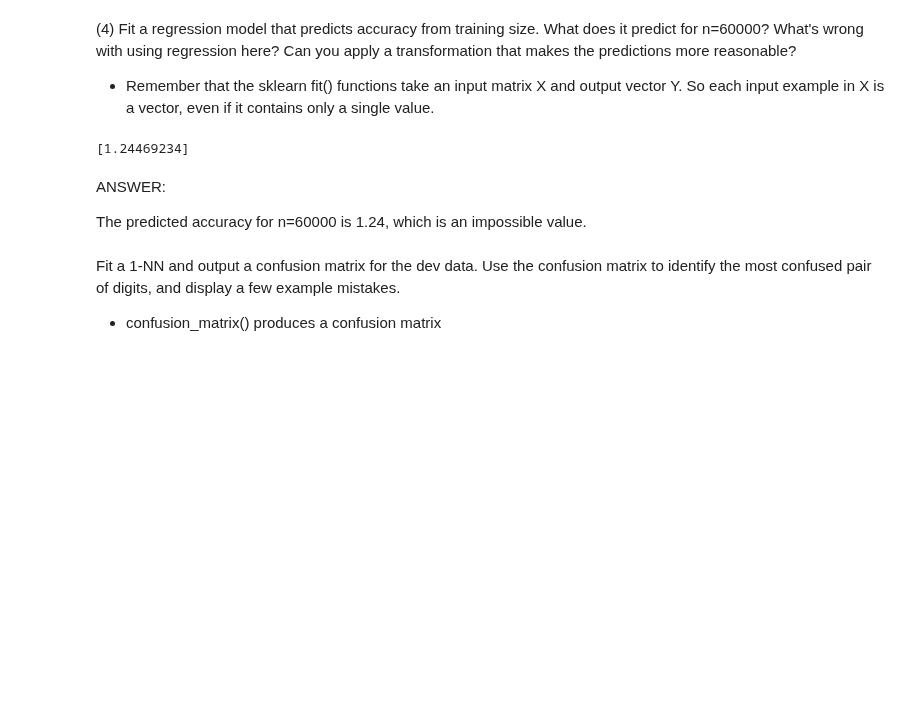
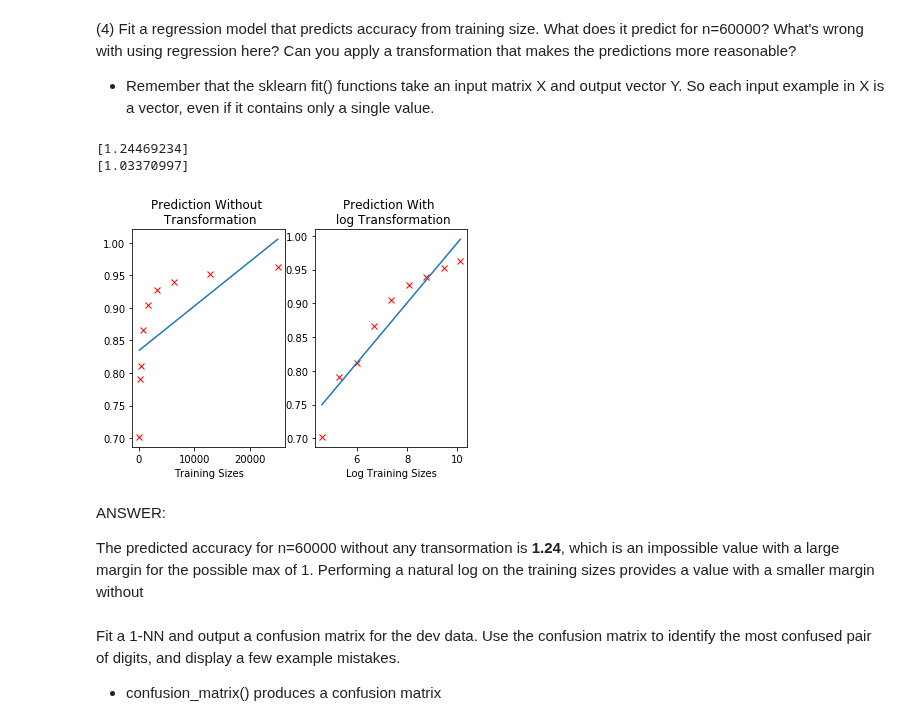
Before and after one commit to kevinhanna/W207_Projects, a Jupyter notebook: Kevin_Hanna_p1.ipynb, the cells around one changed output. Drawn from its saved outputs; the diff is of its cells as text; code cells hidden in the pictures; blank space fills up the shorter version.

```diff
--- a/Kevin_Hanna_p1.ipynb
+++ b/Kevin_Hanna_p1.ipynb
@@ -218,26 +219,49 @@ For training size 25000, it took 25.23 seconds to predict
 (4) Fit a regression model that predicts accuracy from training size. What does it predict for n=60000? What's wrong with using regression here? Can you apply a transformation that makes the predictions more reasonable?
 
 - Remember that the sklearn fit() functions take an input matrix X and output vector Y. So each input example in X is a vector, even if it contains only a single value.
-# %%
-def P4():
-
-### STUDENT START ###
-    X = np.asarray(train_sizes).reshape(-1, 1)
-    y = np.asarray(accuracies)
-    reg = LinearRegression().fit(X, y)
-
-    print(reg.predict(np.array([[60000]])))
-
-### STUDENT END ###
-
-
-P4()
-# %% [output]
-[1.24469234]
+# %%
+def P4():
+
+### STUDENT START ###
+    X = np.asarray(train_sizes).reshape(-1, 1)
+    y = np.asarray(accuracies)
+    regr = LinearRegression().fit(X, y)
+
+    loglin_X = np.log(X)
+    loglin_regr = LinearRegression().fit(loglin_X, y)
+
+    print(regr.predict(np.array([[60000]])))
+    print(loglin_regr.predict(np.array([[np.log(60000)]])))
+
+        print()
+    print(loglin_X)
+
+    fig1, (ax1, ax2) = plt.subplots(nrows=1, ncols=2)
+    ax1.plot(train_sizes, accuracies, 'rx')
+    ax1.plot(train_sizes, regr.predict(X))
+    ax1.set_title("Prediction Without \n Transformation")
+    ax1.set_xlabel("Training Sizes")
+
+#     plt.show()
+
+    ax2.plot(np.log(train_sizes), accuracies, 'rx')
+    ax2.plot(np.log(train_sizes), loglin_regr.predict(loglin_X))
+    ax2.set_title("Prediction With \n log Transformation")
+    ax2.set_xlabel("Log Training Sizes")
+
+### STUDENT END ###
+
+
+
+P4()
+# %% [output]
+[1.24469234]
+[1.03370997]
+[figure, added]
 # %% [markdown]
 ANSWER:
 
-The predicted accuracy for n=60000 is 1.24, which is an impossible value.
+The predicted accuracy for n=60000 without any transormation is **1.24**, which is an impossible value with a large margin for the possible max of 1.  Performing a natural log on the training sizes provides a value with a smaller margin without
 # %% [markdown]
 Fit a 1-NN and output a confusion matrix for the dev data. Use the confusion matrix to identify the most confused pair of digits, and display a few example mistakes.
 
```
Also changed, not shown: parts of 4 cells of this notebook.
